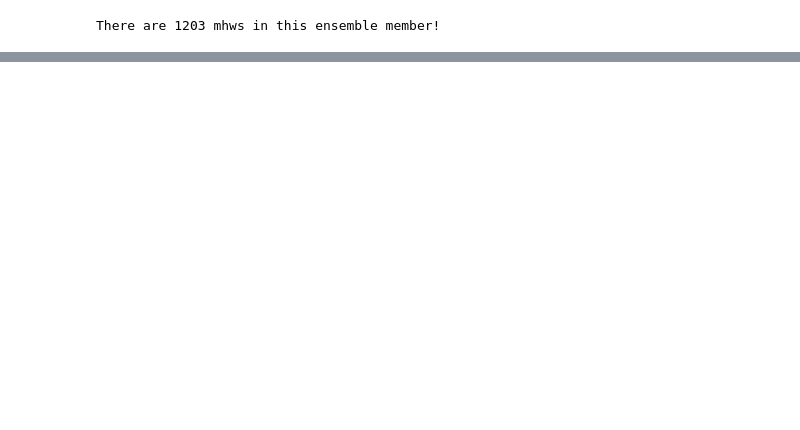
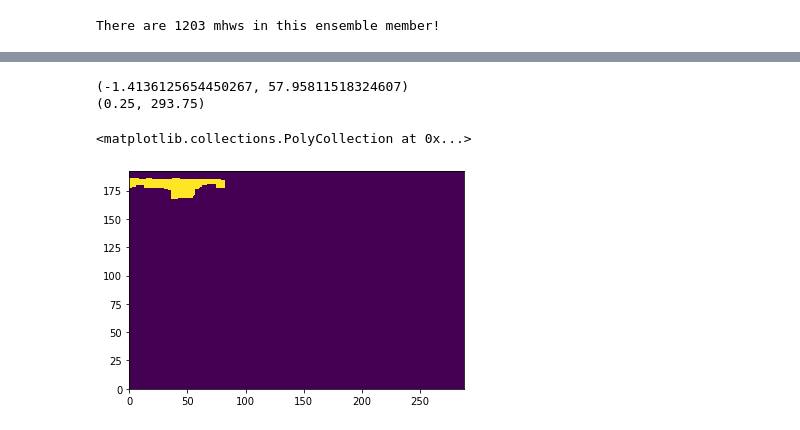
Before and after one commit to CassiaCai/marine_heatwaves, a Jupyter notebook: notebooks/metrics_on_one_ensmem.ipynb, the cells around one changed output, grey strips where cells are left out. Cells and saved outputs as stored; diff of their text form; code cells hidden in the pictures; blank space fills up the shorter version.

```diff
--- a/notebooks/metrics_on_one_ensmem.ipynb
+++ b/notebooks/metrics_on_one_ensmem.ipynb
@@ -101,0 +330,20 @@ deform = calc_deform(perc_sharedarea_ls)
+# %%
+sub_labels = _get_labels(all_timesteps)
+sub_labels = xr.DataArray(sub_labels, dims=all_timesteps.dims, coords=all_timesteps.coords)
+sub_labels = sub_labels.where(sub_labels>0, drop=False, other=np.nan)
+
+# The labels are repeated each time step, therefore we relabel them to be consecutive
+for p in range(1, sub_labels.shape[0]):
+        sub_labels[p,:,:] = sub_labels[p,:,:].values + sub_labels[p-1,:,:].max().values
+sub_labels_wrapped = _wrap(sub_labels)
+
+centroid = []
+for s in np.arange(0, sub_labels_wrapped.shape[0]):
+    lx = sub_labels_wrapped.isel(time=s)
+    east = lx.where(lx.lon < 180, drop=True)
+    east['lon'] = np.arange(360.125, 540.125, 1.25) # this value is related to your grid resolution
+    # east['lon'] = np.arange(360.125, 540.125, .25)
+    append_east = xr.concat([lx.where(lx.lon >= 180, drop=True), east], dim="lon")
+    centroid.append(_get_centroids(append_east))
+
+print(centroid)
@@ -101,0 +421,14 @@ deform = calc_deform(perc_sharedarea_ls)
+# %%
+x_val = list(zip(*centroid[1]))[0]
+print(x_val)
+y_val = list(zip(*centroid[1]))[1]
+print(y_val)
+# %% [output]
+(-1.4136125654450267, 57.95811518324607)
+(0.25, 293.75)
+# %%
+plt.pcolor(sub_labels_wrapped[5,:,:])
+# plt.scatter(centroid[0][0][1],centroid[0][0][0])
+# %% [output]
+<matplotlib.collections.PolyCollection at 0x...>
+[figure, added]
```
Also changed, not shown: parts of 41 cells of this notebook.
